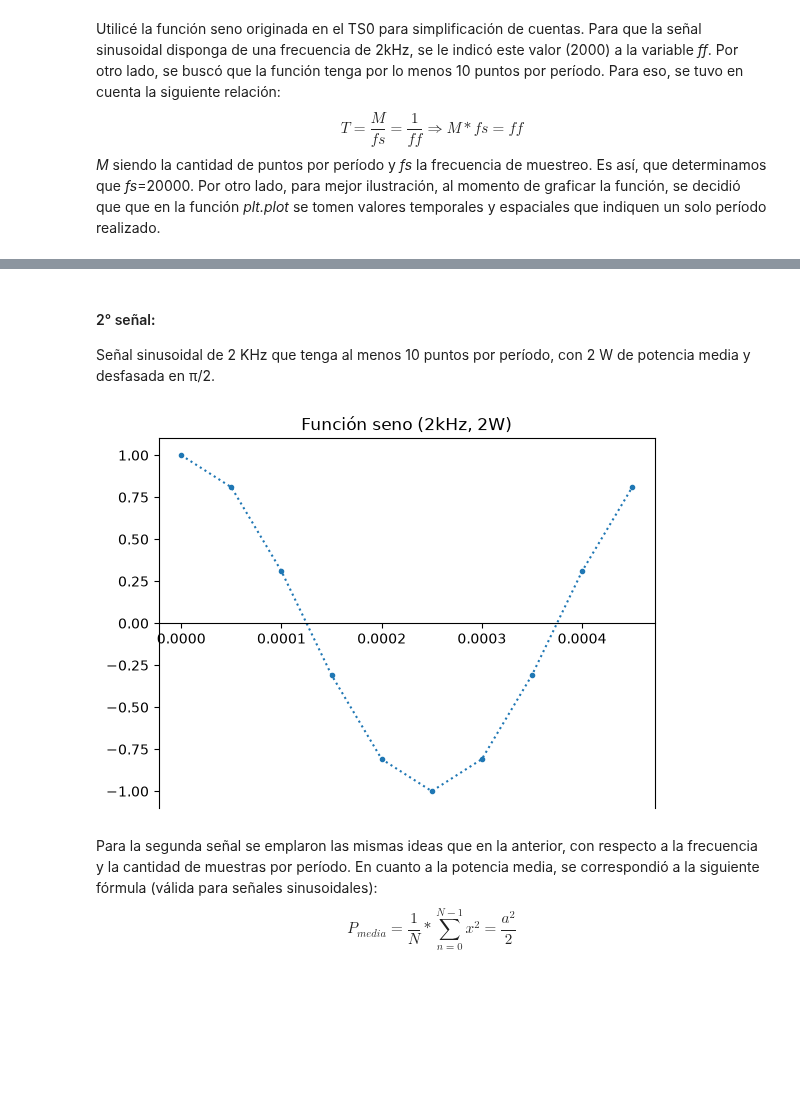
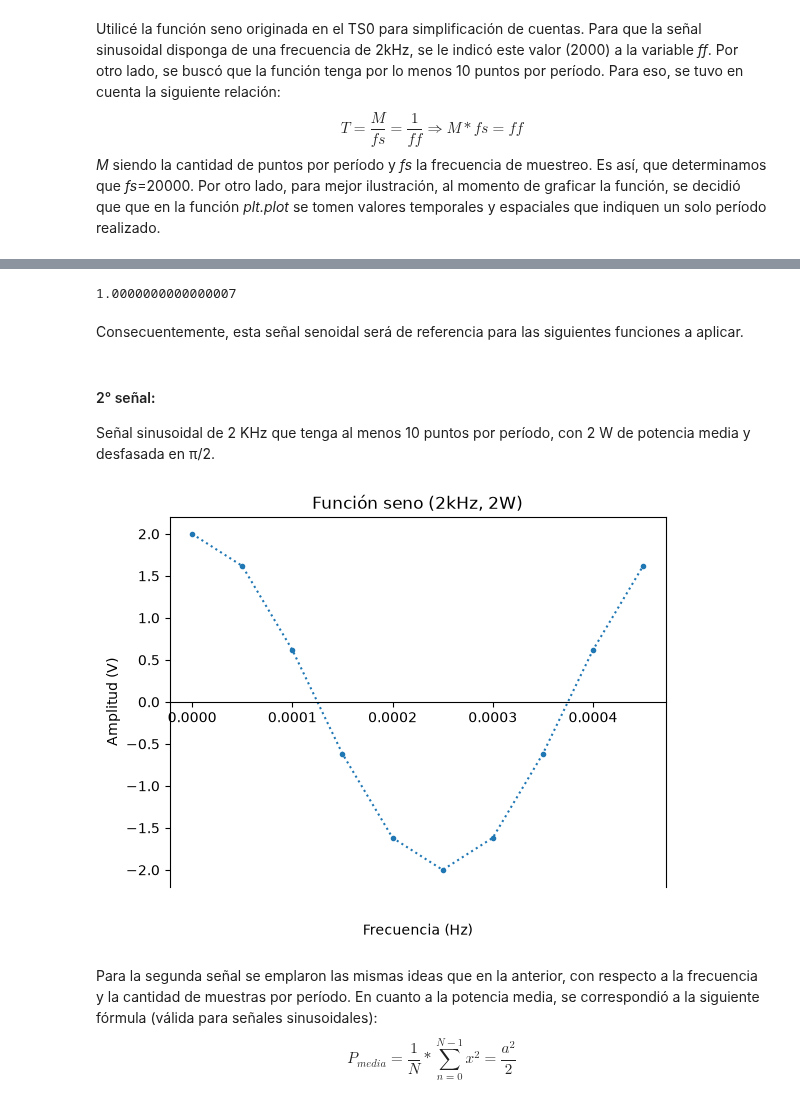
Before and after one commit to SofiaMakkos/TS0_MAKKOS, a Jupyter notebook: TS1/TS1_MAKKOS.ipynb, the cells around one changed output, grey strips where cells are left out. Drawn from its saved outputs; the diff is of its cells as text; code cells hidden in the pictures; blank space fills up the shorter version.

```diff
--- a/TS1/TS1_MAKKOS.ipynb
+++ b/TS1/TS1_MAKKOS.ipynb
@@ -22,16 +24,17 @@ Señal sinusoidal de 2 KHz que tenga al menos 10 puntos por período.
 # %%
 fs=20000
 
-def mi_funcion_sen( vmax = 1, dc = 0, ff = 1, ph=0, nn = N, fs = fs):
+def mi_funcion_sen( vmax = np.sqrt(2), dc = 0, ff = 1, ph=0, nn = N, fs = fs):
     tt=np.arange(0.0, N/fs, 1/fs)
     xx=vmax*np.sin(2*np.pi*ff*tt +ph)+dc
     return(tt, xx)
 tt, xx= mi_funcion_sen(ff=2000)
 
-print(fs)
-
 plt.figure(1)
 plt.plot(tt[:10],xx[:10], ":.", color="red")
+plt.ylabel("Amplitud (V)")
+plt.xlabel("Frecuencia (Hz)")
 plt.title("Función seno (2Khz)")
 plt.gca().spines['bottom'].set_position('zero')
+plt.gca().xaxis.set_label_coords(0.5, -0.1)
 # %% [output]
@@ -73,15 +87,24 @@ También se realizó el gráfico
+# %%
+print(np.var(xx))
+# %% [output]
+1.0000000000000007
+# %% [markdown]
+Consecuentemente, esta señal senoidal será de referencia para las siguientes funciones a aplicar.
 # %% [markdown]
 #### 2° señal:
 Señal sinusoidal de 2 KHz que tenga al menos 10 puntos por período, con 2 W de potencia media y desfasada en π/2.
 # %%
-tt, xx= mi_funcion_sen(ff=2000, ph=np.pi/2)
+tt, xx= mi_funcion_sen(vmax=2,ff=2000, ph=np.pi/2)
 
-plt.figure(3)
+plt.figure(4)
 plt.plot(tt[:10],xx[:10], ":.")
 plt.title("Función seno (2kHz, 2W)")
 plt.gca().spines['bottom'].set_position('zero')
+plt.ylabel("Amplitud (V)")
+plt.xlabel("Frecuencia (Hz)")
+plt.gca().xaxis.set_label_coords(0.5, -0.1)
 # %% [output]
-[figure, old version]
+[figure, new version]
 # %% [markdown]
 Para la segunda señal se emplaron las mismas ideas que en la anterior, con respecto a la frecuencia y la cantidad de muestras por período.
 En cuanto a la potencia media, se correspondió a la siguiente fórmula (válida para señales sinusoidales):
```
Also changed, not shown: parts of 45 cells of this notebook, 1 other file.
